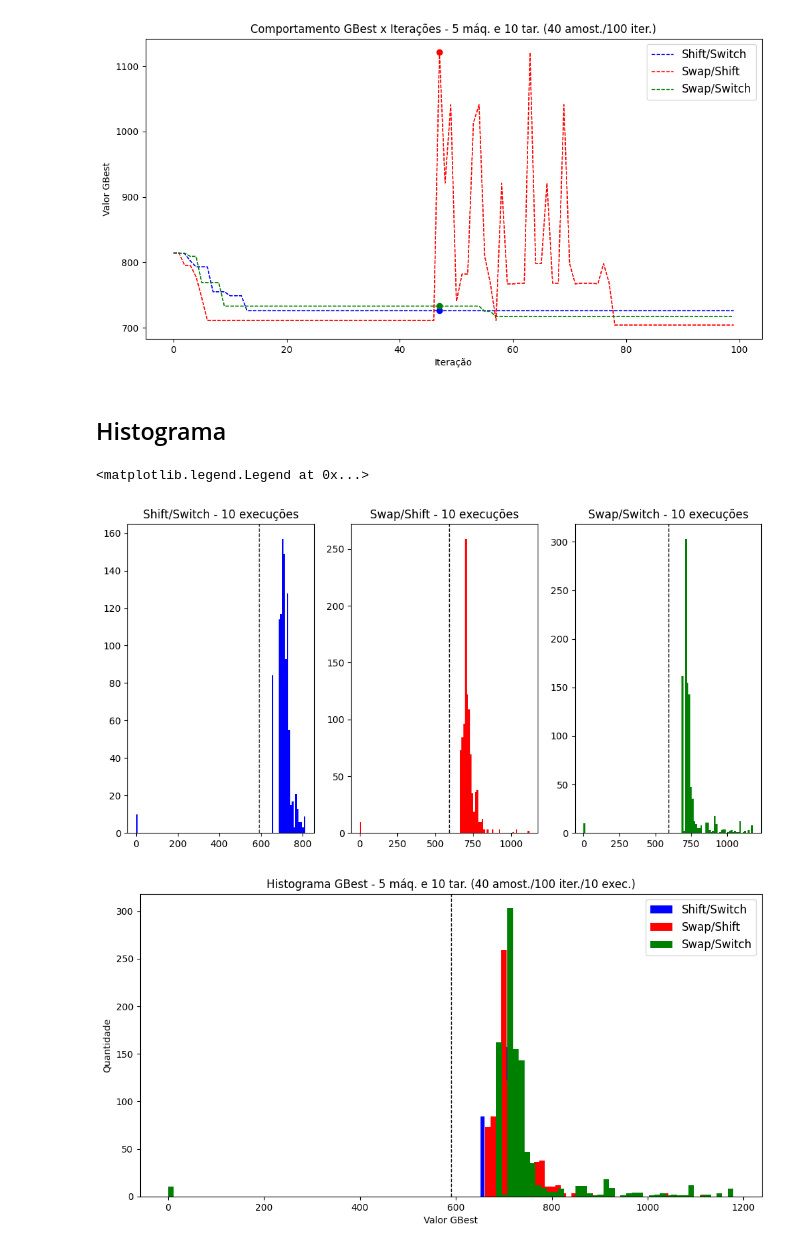
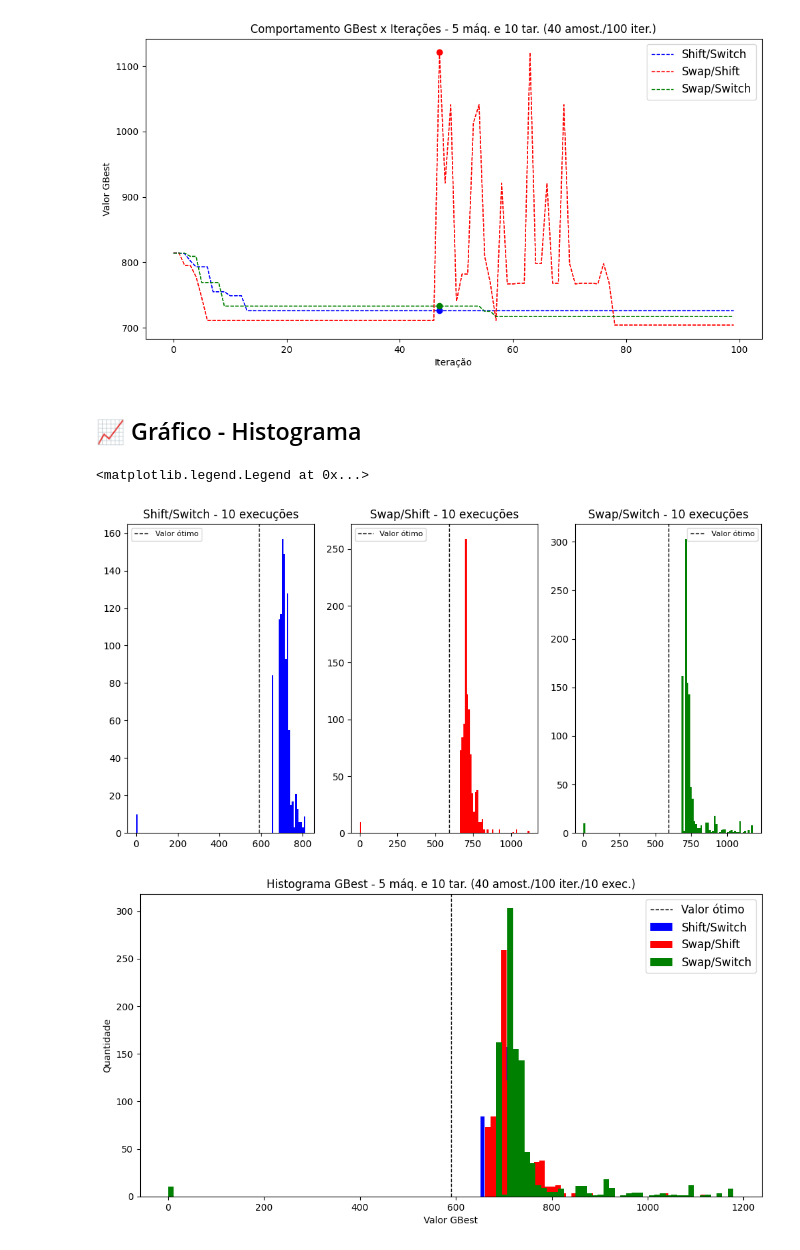
Before and after one commit to diogo-dpa/TCC-Projeto-UFMG, a Jupyter notebook: projeto.ipynb, the cells around one changed output. Drawn from its saved outputs; the diff is of its cells as text; code cells hidden in the pictures.

```diff
--- a/projeto.ipynb
+++ b/projeto.ipynb
@@ -445,35 +446,36 @@ axes.legend(fontsize=12)
 <matplotlib.legend.Legend at 0x...>
 [figure]
 # %% [markdown]
-## Histograma
+## 📈 Gráfico - Histograma
 # %%
 executionTimeArrayStore = executionTimeArrayStore.reshape(sizeNeighborhoodStructure, iterations*executionTimeQuantity)
 nBins = 100
 
 figHist, axesHist = plt.subplots(1, sizeNeighborhoodStructure, figsize=(12,6), dpi=100)
 
 for ns_it in range(0, sizeNeighborhoodStructure):
     axesHist[ns_it].hist(executionTimeArrayStore[ns_it,:], bins=nBins, color=colors[ns_it])
     # Valor ótimo - Linha Vertical
-    axesHist[ns_it].axvline(optimalValueArrayJSSPInstance[JSSPInstance], color='k', linestyle='dashed', linewidth=1)
+    axesHist[ns_it].axvline(optimalValueArrayJSSPInstance[JSSPInstance], color='k', linestyle='dashed', linewidth=1, label='Valor ótimo')
     axesHist[ns_it].set_title('{} - {} execuções'.format(neighborhoodStructuresLiteral[ns_it], executionTimeQuantity))
+    axesHist[ns_it].legend(fontsize=8)
 
 
 # Full figure
 figHistComplete, axesHistComplete = plt.subplots(figsize=(12,6), dpi=100)
 
 for ns_it in range(0, sizeNeighborhoodStructure):
     axesHistComplete.hist(executionTimeArrayStore[ns_it,:], bins=nBins, color=colors[ns_it], label=neighborhoodStructuresLiteral[ns_it])
 
 # Valor ótimo - Linha Vertical
-axesHistComplete.axvline(optimalValueArrayJSSPInstance[JSSPInstance], color='k', linestyle='dashed', linewidth=1)
+axesHistComplete.axvline(optimalValueArrayJSSPInstance[JSSPInstance], color='k', linestyle='dashed', linewidth=1, label='Valor ótimo')
 
 axesHistComplete.set_ylabel('Quantidade')
 axesHistComplete.set_xlabel('Valor GBest')
 axesHistComplete.set_title('Histograma GBest - {} máq. e {} tar. ({} amost./{} iter./{} exec.)'.format(machines, tasks, numberOfParticles, iterations, executionTimeQuantity))
 axesHistComplete.legend(fontsize=12)
 # %% [output]
 <matplotlib.legend.Legend at 0x...>
-[figure, old version]
+[figure, new version]
-[figure, old version]
+[figure, new version]
 # %% [markdown]
```
Also changed, not shown: parts of 8 cells of this notebook.
